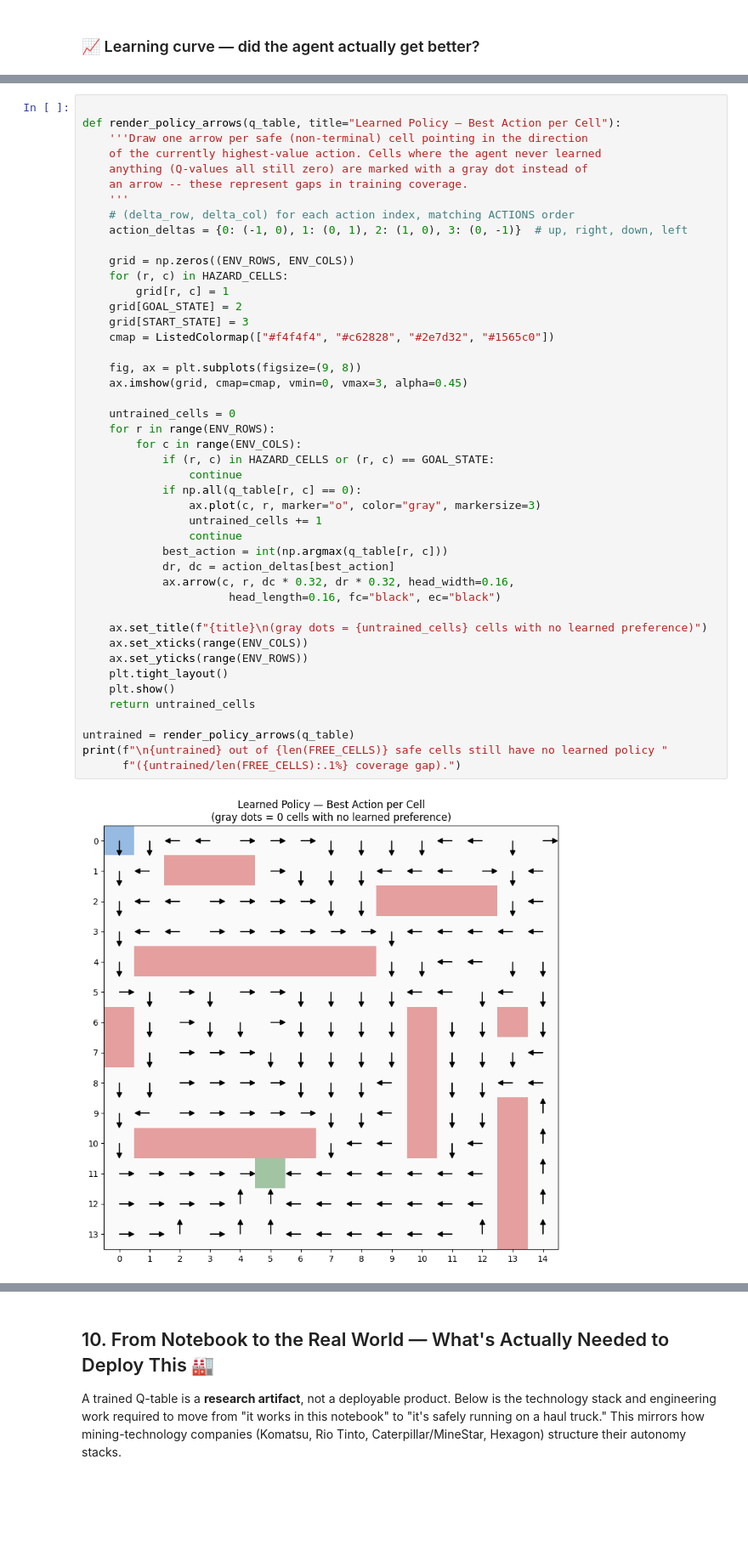
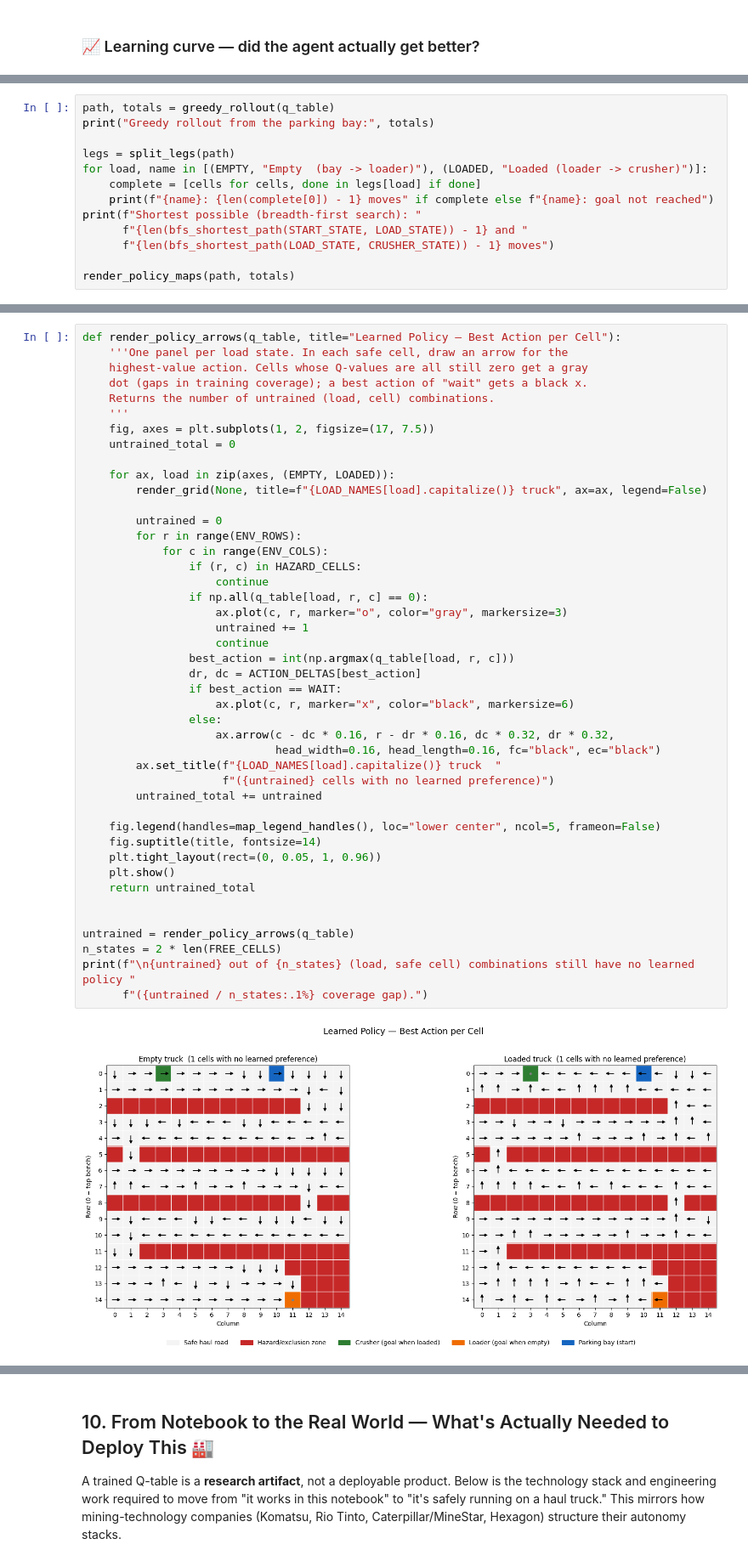
Before and after one commit to KgadiKatse/reinforcement_learning, a Jupyter notebook: Industrial_Q_Learning_Exercise.ipynb, the cells around one changed output, grey strips where cells are left out. Shown at 85% size. Saved outputs shown, nothing was run; the diff lists cells and outputs as text; blank space fills up the shorter version.

```diff
--- a/Industrial_Q_Learning_Exercise.ipynb
+++ b/Industrial_Q_Learning_Exercise.ipynb
@@ -1329,0 +1320,13 @@ Reached the loading bay: ✅ YES
+# %%
+path, totals = greedy_rollout(q_table)
+print("Greedy rollout from the parking bay:", totals)
+
+legs = split_legs(path)
+for load, name in [(EMPTY, "Empty  (bay -> loader)"), (LOADED, "Loaded (loader -> crusher)")]:
+    complete = [cells for cells, done in legs[load] if done]
+    print(f"{name}: {len(complete[0]) - 1} moves" if complete else f"{name}: goal not reached")
+print(f"Shortest possible (breadth-first search): "
+      f"{len(bfs_shortest_path(START_STATE, LOAD_STATE)) - 1} and "
+      f"{len(bfs_shortest_path(LOAD_STATE, CRUSHER_STATE)) - 1} moves")
+
+render_policy_maps(path, totals)
@@ -1340,47 +1345,46 @@ at a glance.
 # %%
+def render_policy_arrows(q_table, title="Learned Policy — Best Action per Cell"):
+    '''One panel per load state. In each safe cell, draw an arrow for the
+    highest-value action. Cells whose Q-values are all still zero get a gray
+    dot (gaps in training coverage); a best action of "wait" gets a black x.
+    Returns the number of untrained (load, cell) combinations.
+    '''
+    fig, axes = plt.subplots(1, 2, figsize=(17, 7.5))
+    untrained_total = 0
 
-def render_policy_arrows(q_table, title="Learned Policy — Best Action per Cell"):
-    '''Draw one arrow per safe (non-terminal) cell pointing in the direction
-    of the currently highest-value action. Cells where the agent never learned
-    anything (Q-values all still zero) are marked with a gray dot instead of
-    an arrow -- these represent gaps in training coverage.
-    '''
-    # (delta_row, delta_col) for each action index, matching ACTIONS order
-    action_deltas = {0: (-1, 0), 1: (0, 1), 2: (1, 0), 3: (0, -1)}  # up, right, down, left
+    for ax, load in zip(axes, (EMPTY, LOADED)):
+        render_grid(None, title=f"{LOAD_NAMES[load].capitalize()} truck", ax=ax, legend=False)
 
-    grid = np.zeros((ENV_ROWS, ENV_COLS))
-    for (r, c) in HAZARD_CELLS:
-        grid[r, c] = 1
-    grid[GOAL_STATE] = 2
-    grid[START_STATE] = 3
-    cmap = ListedColormap(["#f4f4f4", "#c62828", "#2e7d32", "#1565c0"])
+        untrained = 0
+        for r in range(ENV_ROWS):
+            for c in range(ENV_COLS):
+                if (r, c) in HAZARD_CELLS:
+                    continue
+                if np.all(q_table[load, r, c] == 0):
+                    ax.plot(c, r, marker="o", color="gray", markersize=3)
+                    untrained += 1
+                    continue
+                best_action = int(np.argmax(q_table[load, r, c]))
+                dr, dc = ACTION_DELTAS[best_action]
+                if best_action == WAIT:
+                    ax.plot(c, r, marker="x", color="black", markersize=6)
+                else:
+                    ax.arrow(c - dc * 0.16, r - dr * 0.16, dc * 0.32, dr * 0.32,
+                             head_width=0.16, head_length=0.16, fc="black", ec="black")
+        ax.set_title(f"{LOAD_NAMES[load].capitalize()} truck  "
+                     f"({untrained} cells with no learned preference)")
+        untrained_total += untrained
 
-    fig, ax = plt.subplots(figsize=(9, 8))
-    ax.imshow(grid, cmap=cmap, vmin=0, vmax=3, alpha=0.45)
+    fig.legend(handles=map_legend_handles(), loc="lower center", ncol=5, frameon=False)
+    fig.suptitle(title, fontsize=14)
+    plt.tight_layout(rect=(0, 0.05, 1, 0.96))
+    plt.show()
+    return untrained_total
 
-    untrained_cells = 0
-    for r in range(ENV_ROWS):
-        for c in range(ENV_COLS):
-            if (r, c) in HAZARD_CELLS or (r, c) == GOAL_STATE:
-                continue
-            if np.all(q_table[r, c] == 0):
-                ax.plot(c, r, marker="o", color="gray", markersize=3)
-                untrained_cells += 1
-                continue
-            best_action = int(np.argmax(q_table[r, c]))
-            dr, dc = action_deltas[best_action]
-            ax.arrow(c, r, dc * 0.32, dr * 0.32, head_width=0.16,
-                      head_length=0.16, fc="black", ec="black")
-
-    ax.set_title(f"{title}\n(gray dots = {untrained_cells} cells with no learned preference)")
-    ax.set_xticks(range(ENV_COLS))
-    ax.set_yticks(range(ENV_ROWS))
-    plt.tight_layout()
-    plt.show()
-    return untrained_cells
 
 untrained = render_policy_arrows(q_table)
-print(f"\n{untrained} out of {len(FREE_CELLS)} safe cells still have no learned policy "
-      f"({untrained/len(FREE_CELLS):.1%} coverage gap).")
+n_states = 2 * len(FREE_CELLS)
+print(f"\n{untrained} out of {n_states} (load, safe cell) combinations still have no learned policy "
+      f"({untrained / n_states:.1%} coverage gap).")
 # %% [output]
-[figure, old version]
+[figure, new version]
```
Also changed, not shown: parts of 21 cells of this notebook.
